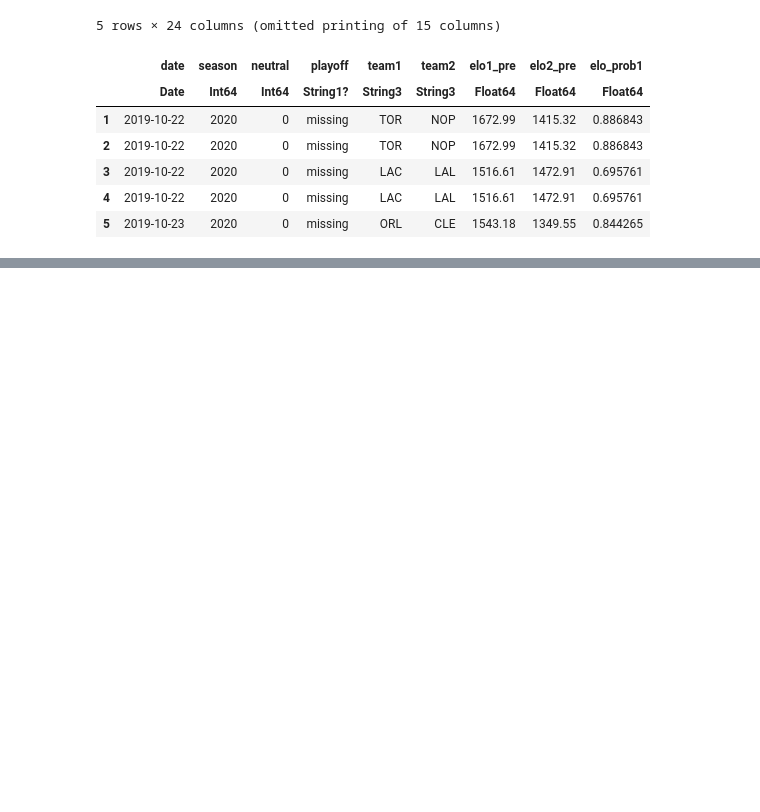
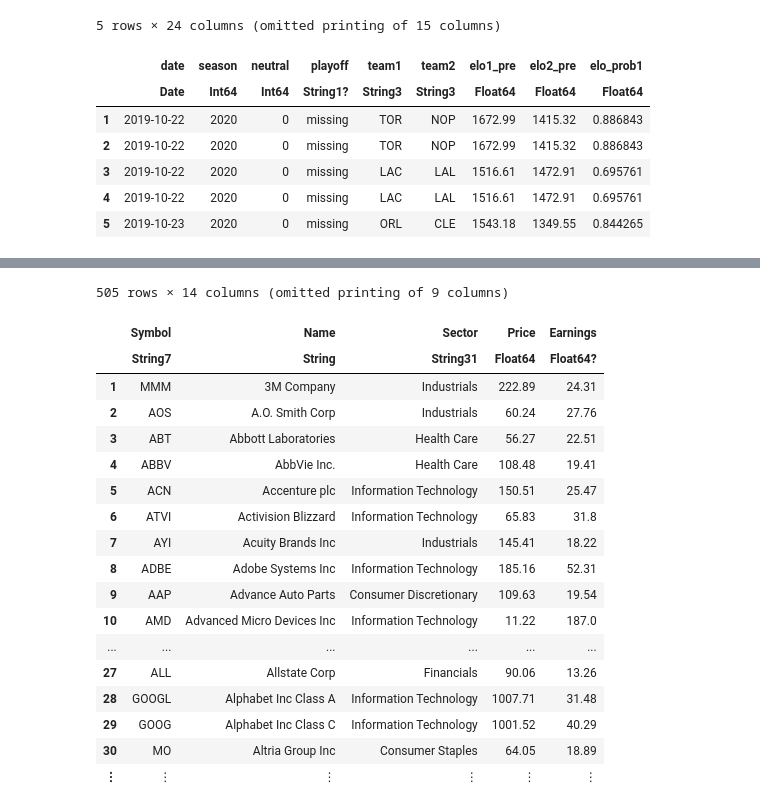
Before and after one commit to prehensilecode/julia-beginners, a Jupyter notebook: data/nba/julia_datascience.ipynb, the cells around one changed output, grey strips where cells are left out. Saved outputs shown, nothing was run; the diff lists cells and outputs as text; code cells hidden in the pictures; blank space fills up the shorter version.

```diff
--- a/data/nba/julia_datascience.ipynb
+++ b/data/nba/julia_datascience.ipynb
@@ -139,0 +222,22 @@ first(df, 5)
+# %%
+df = unique!(df)
+# %% [output]
+505 rows × 14 columns (omitted printing of 9 columns)
+|  | Symbol | Name | Sector | Price | Earnings |
+|  | String7 | String | String31 | Float64 | Float64? |
+| 1 | MMM | 3M Company | Industrials | 222.89 | 24.31 |
+| 2 | AOS | A.O. Smith Corp | Industrials | 60.24 | 27.76 |
+| 3 | ABT | Abbott Laboratories | Health Care | 56.27 | 22.51 |
+| 4 | ABBV | AbbVie Inc. | Health Care | 108.48 | 19.41 |
+| 5 | ACN | Accenture plc | Information Technology | 150.51 | 25.47 |
+| 6 | ATVI | Activision Blizzard | Information Technology | 65.83 | 31.8 |
+| 7 | AYI | Acuity Brands Inc | Industrials | 145.41 | 18.22 |
+| 8 | ADBE | Adobe Systems Inc | Information Technology | 185.16 | 52.31 |
+| 9 | AAP | Advance Auto Parts | Consumer Discretionary | 109.63 | 19.54 |
+| 10 | AMD | Advanced Micro Devices Inc | Information Technology | 11.22 | 187.0 |
+| ... | ... | ... | ... | ... | ... |
+| 27 | ALL | Allstate Corp | Financials | 90.06 | 13.26 |
+| 28 | GOOGL | Alphabet Inc Class A | Information Technology | 1007.71 | 31.48 |
+| 29 | GOOG | Alphabet Inc Class C | Information Technology | 1001.52 | 40.29 |
+| 30 | MO | Altria Group Inc | Consumer Staples | 64.05 | 18.89 |
+| ⋮ | ⋮ | ⋮ | ⋮ | ⋮ | ⋮ |
```
Also changed, not shown: parts of 21 cells of this notebook.
